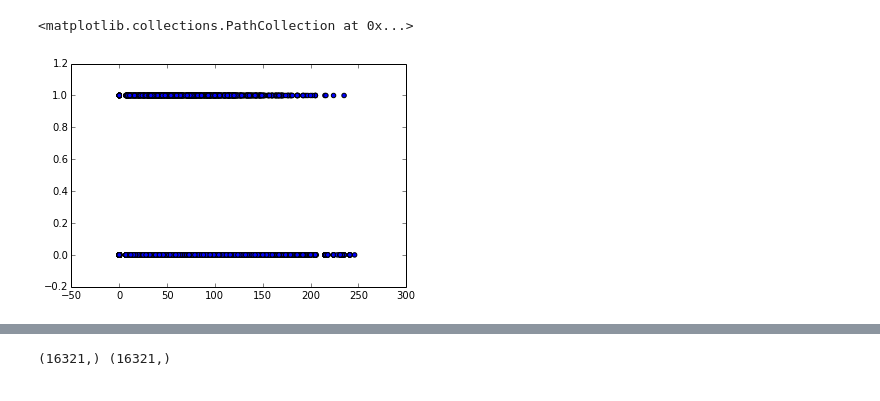
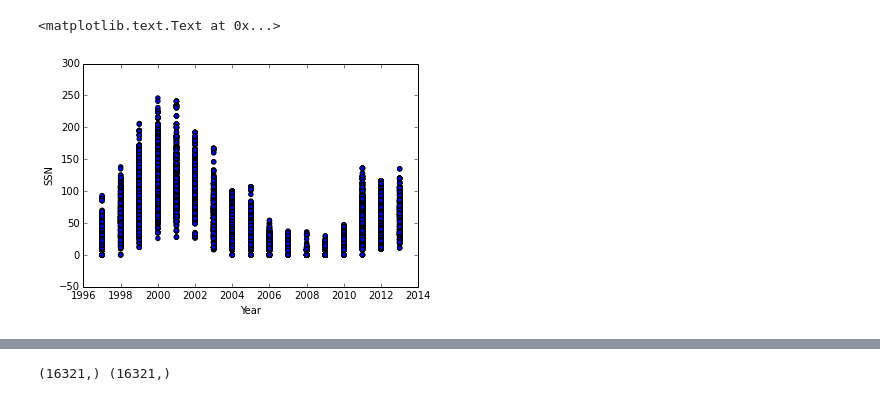
Before and after one commit to dinob0t/ga_project_final, a Jupyter notebook: cmes.ipynb, the cells around one changed output, grey strips where cells are left out. Saved outputs shown, nothing was run; the diff lists cells and outputs as text; code cells hidden in the pictures.

Commit message:
grouping and plotting

```diff
--- a/cmes.ipynb
+++ b/cmes.ipynb
@@ -39,6 +39,7 @@ df_cmes = pd.read_csv("cactus_cmes.md", sep='|',delim_whitespace=False,
 # Halo field is now binary
 df_cmes = df_cmes.replace(to_replace='', value=0)
 df_cmes.ix[df_cmes.halo != 0,'halo'] = 1
+df_cmes['CME'] = 1
 # %%
 # Extract date into year, month, and day columns
 df_cmes[['year','month','day','hour','minute']] = df_cmes.t0.str.extract('(\d\d\d\d)/(\d\d)/(\d\d) (\d\d):(\d\d)')
@@ -68,12 +69,12 @@ start = start.index(1)
 df_ssn = df_ssn.ix[start:len(df_ssn)+1]
 df_ssn = df_ssn.reset_index(drop=True)
 
-finish = list(np.array([(df_ssn.year <= df_cmes.ix[len(df_cmes)-1,'year']) &
-         (df_ssn.day < df_cmes.ix[len(df_cmes)-1,'day']) &
-         (df_ssn.month <= df_cmes.ix[len(df_cmes)-1,'month'])], dtype =int)[0])
+finish = list(np.array([(df_ssn.year >= df_cmes.ix[len(df_cmes)-1,'year']) &
+         (df_ssn.day >= df_cmes.ix[len(df_cmes)-1,'day']) &
+         (df_ssn.month >= df_cmes.ix[len(df_cmes)-1,'month'])], dtype =int)[0])
 
 finish = finish.index(1)
-df_ssn = df_ssn.ix[finish:len(df_ssn)+1]
+df_ssn = df_ssn.ix[0:finish]
 df_ssn = df_ssn.reset_index(drop=True)
 # %%
 # Merge SSN and CME data on year, month, day
@@ -128,5 +107,8 @@ df_merge.replace(to_replace=np.NaN, value=0, inplace=True)
-# %%
-plt.scatter(df_merge.ssn, df_merge.halo)
-# %% [output]
-<matplotlib.collections.PathCollection at 0x...>
-[figure, removed]
+# %%
+# We can see the solar cycle rise and fall over ~ 11 years
+plt.scatter(df_merge.year,df_merge.ssn)
+plt.xlabel('Year')
+plt.ylabel('SSN')
+# %% [output]
+<matplotlib.text.Text at 0x...>
+[figure, added]
```
Also changed, not shown: parts of 4 cells of this notebook.
